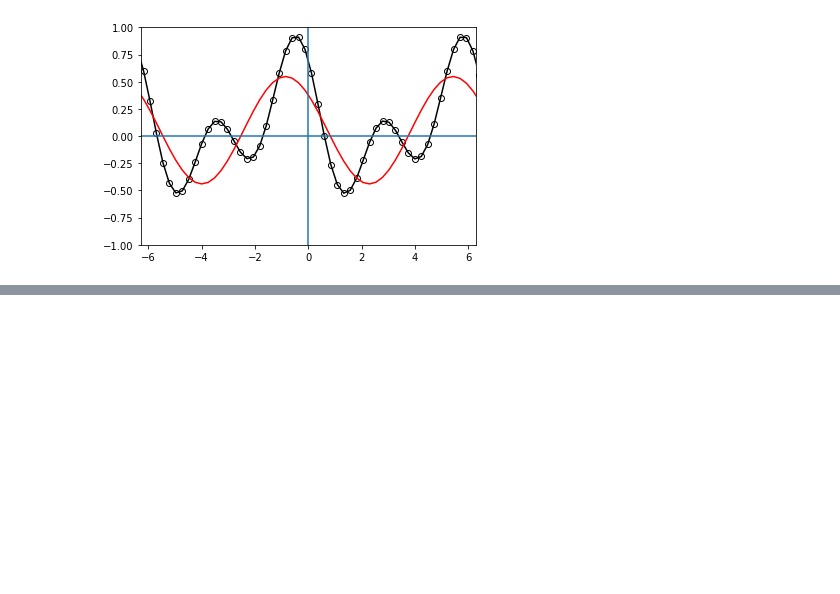
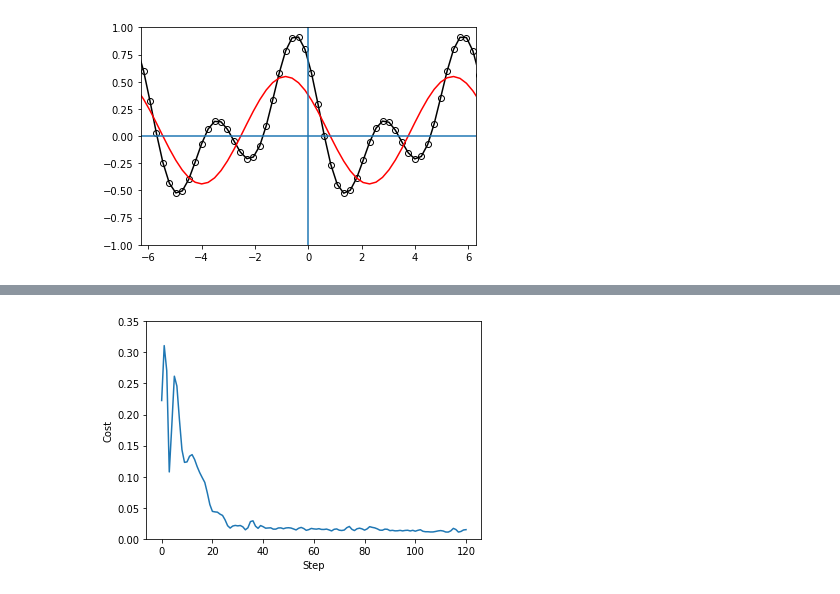
Before and after one commit to Pratha-Me/Expressivity-Quantum-Data-encoding-Fourier-Series, a Jupyter notebook: codes.ipynb, the cells around one changed output, grey strips where cells are left out. Saved outputs shown, nothing was run; the diff lists cells and outputs as text; code cells hidden in the pictures; blank space fills up the shorter version.

```diff
--- a/codes.ipynb
+++ b/codes.ipynb
@@ -320,0 +423,7 @@ plt.show()
+# %%
+# Reinitialize the (seeded) random initial weights
+weights = 2 * np.pi * np.random.random(size=(4, 3), requires_grad=True)
+cost_ = [cost(weights, x, target_y)]
+
+#  Run the optimizer for scale_target = 1 and scale_train_model = 2
+(weights_scale_2_2, cost_2_2)= optimizer_func(weights)
@@ -320,0 +439,8 @@ plt.show()
+# %%
+plt.plot(range(len(cost_2_2)), cost_2_2)
+plt.ylabel("Cost")
+plt.xlabel("Step")
+plt.ylim(0, 0.35)
+plt.show()
+# %% [output]
+[figure, added]
```
Also changed, not shown: parts of 23 cells of this notebook, 11 other files.
